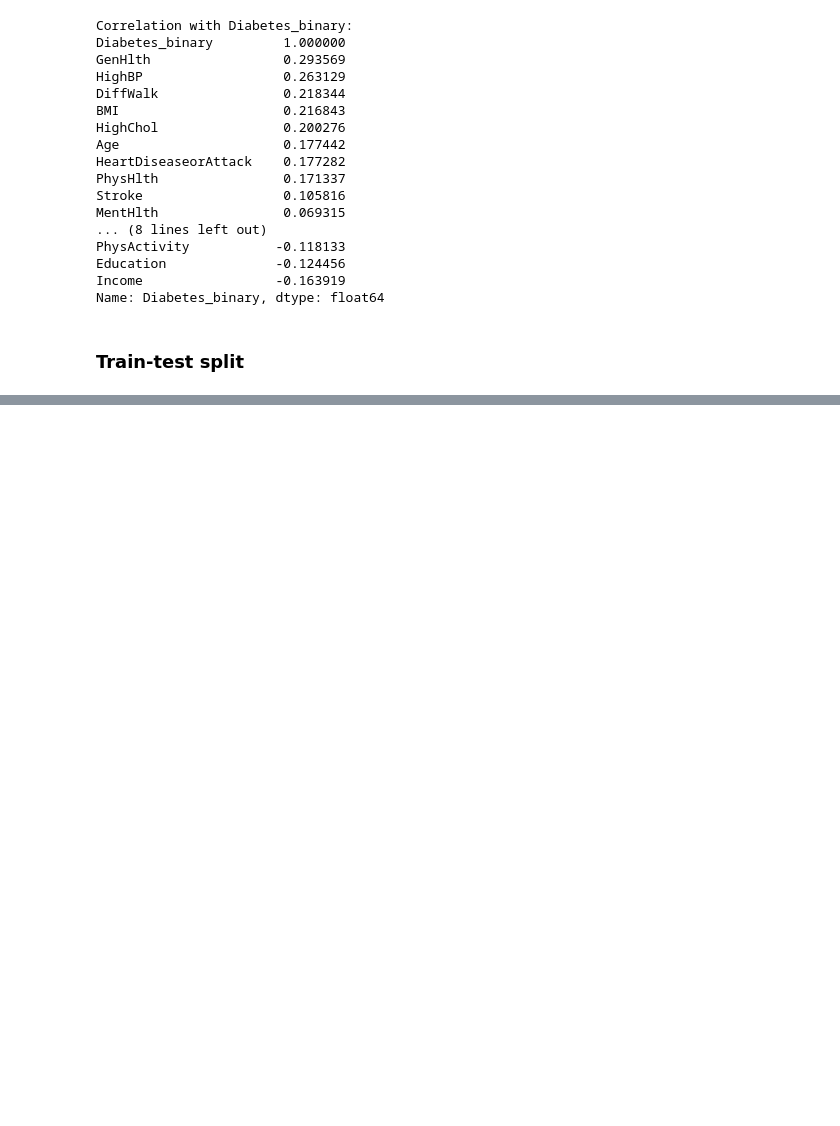
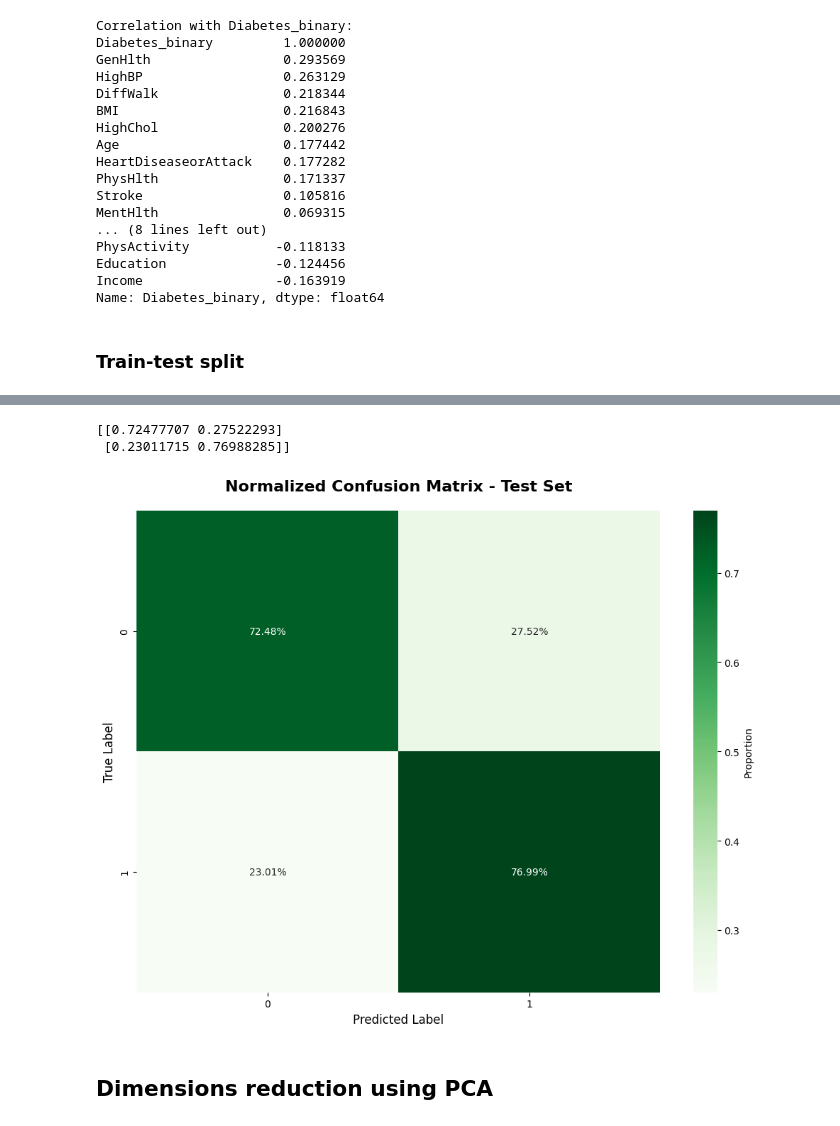
Before and after one commit to matiz22/DimensionalityReduction, a Jupyter notebook: main.ipynb, the cells around one changed output, grey strips where cells are left out. Drawn from its saved outputs; the diff is of its cells as text; code cells hidden in the pictures; blank space fills up the shorter version.

```diff
--- a/main.ipynb
+++ b/main.ipynb
@@ -164,0 +280,25 @@ X_train, X_test, y_train, y_test = train_test_split(X, y, test_size=0.3, random_
+# %%
+# Confusion Matrix z normalizacją (proporcje)
+cm_normalized = confusion_matrix(y_test, y_pred, normalize='true')
+print(cm_normalized)
+plt.figure(figsize=(10, 8))
+sns.heatmap(
+    cm_normalized,
+    annot=True,
+    fmt='.2%',
+    cmap='Greens',
+    xticklabels=pipeline.named_steps['classifier'].classes_,
+    yticklabels=pipeline.named_steps['classifier'].classes_,
+    cbar_kws={'label': 'Proportion'}
+)
+plt.title('Normalized Confusion Matrix - Test Set', fontsize=16, fontweight='bold', pad=20)
+plt.ylabel('True Label', fontsize=12)
+plt.xlabel('Predicted Label', fontsize=12)
+plt.tight_layout()
+plt.show()
+# %% [output]
+[[0.72477707 0.27522293]
+ [0.23011715 0.76988285]]
+[figure, added]
+# %% [markdown]
+## Dimensions reduction using PCA
```
Also changed, not shown: parts of 13 cells of this notebook.
